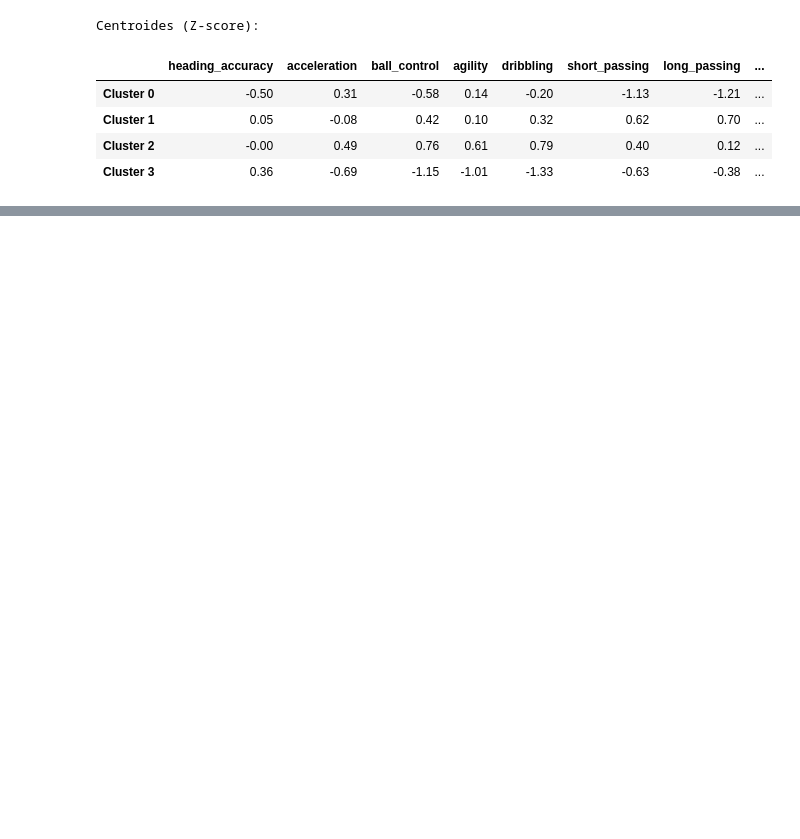
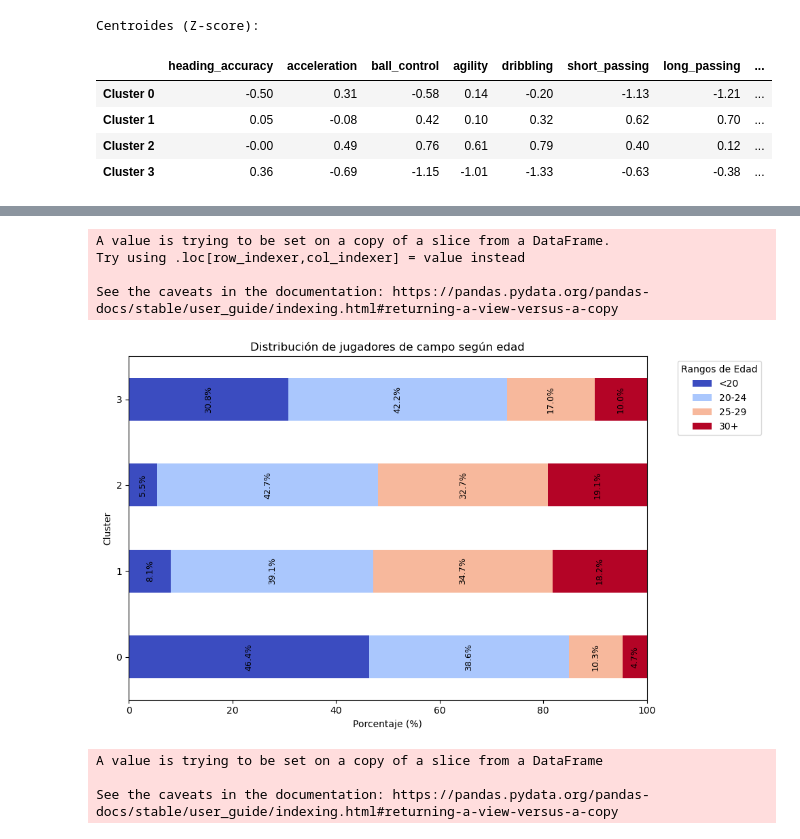
Before and after one commit to javierlara47/TFG, a Jupyter notebook: notebooks/implementacion.ipynb, the cells around one changed output, grey strips where cells are left out. Drawn from its saved outputs; the diff is of its cells as text; code cells hidden in the pictures; blank space fills up the shorter version.

Commit message:
analisis jugadores de campo

```diff
--- a/notebooks/implementacion.ipynb
+++ b/notebooks/implementacion.ipynb
@@ -1696,0 +1738,18 @@ dtype: float64
+# %%
+# Filtrar los jugadores que son delanteros y están en el Cluster 1
+forwards_in_cluster1 = df_field_players[
+    (df_field_players["core_position"] == "Forward") &
+    (df_field_players["Cluster_k4"] == 1)
+]
+
+# Mostrar el número de jugadores y el porcentaje
+num_forwards = forwards_in_cluster1.shape[0]
+total_cluster1 = df_field_players[df_field_players["Cluster_k4"] == 1].shape[0]
+percentage = (num_forwards / total_cluster1) * 100
+
+print(f"🔢 Número de delanteros en el Cluster 1: {num_forwards}")
+print(f"📊 Porcentaje respecto al total del Cluster 1: {percentage:.2f}%")
+
+# Mostrar sus nombres (opcional)
+print("\n🎯 Jugadores incluidos:")
+print(forwards_in_cluster1["player_name"].values)
@@ -1696,0 +1823,48 @@ dtype: float64
+# %%
+import pandas as pd
+import matplotlib.pyplot as plt
+
+# Definir los rangos de edad
+bins = [0, 20, 25, 30, float('inf')]
+labels = ['<20', '20-24', '25-29', '30+']
+
+# Crear columna con rangos de edad
+df_field_players['age_group'] = pd.cut(df_field_players['age'], bins=bins, labels=labels, right=False)
+
+# Crear tabla de contingencia normalizada (porcentaje)
+contingency_table = pd.crosstab(df_field_players['Cluster_k4'], df_field_players['age_group'], normalize='index') * 100
+
+# Graficar
+ax = contingency_table.plot(kind='barh', stacked=True, figsize=(10,6), colormap='coolwarm')
+
+# Etiquetas dentro de las barras
+for i, (cluster, values) in enumerate(contingency_table.iterrows()):
+    cumulative = 0
+    for age_group, percentage in values.items():
+        if percentage > 0:
+            ax.text(cumulative + percentage/2, i, f'{percentage:.1f}%', ha='center', va='center', fontsize=9, rotation='vertical', color='black')
+        cumulative += percentage
+
+# Etiquetas y título
+plt.xlabel('Porcentaje (%)')
+plt.ylabel('Cluster')
+plt.title('Distribución de jugadores de campo según edad')
+plt.xlim(0, 100)
+
+# Leyenda
+plt.legend(title='Rangos de Edad', bbox_to_anchor=(1.05, 1), loc='upper left')
+
+plt.tight_layout()
+plt.show()
+
+# Eliminar columna auxiliar después de graficar
+df_field_players.drop('age_group', axis=1, inplace=True)
+# %% [output]
+A value is trying to be set on a copy of a slice from a DataFrame.
+Try using .loc[row_indexer,col_indexer] = value instead
+
+See the caveats in the documentation: https://pandas.pydata.org/pandas-docs/stable/user_guide/indexing.html#returning-a-view-versus-a-copy
+[figure, added]
+A value is trying to be set on a copy of a slice from a DataFrame
+
+See the caveats in the documentation: https://pandas.pydata.org/pandas-docs/stable/user_guide/indexing.html#returning-a-view-versus-a-copy
```
Also changed, not shown: parts of 19 cells of this notebook.
